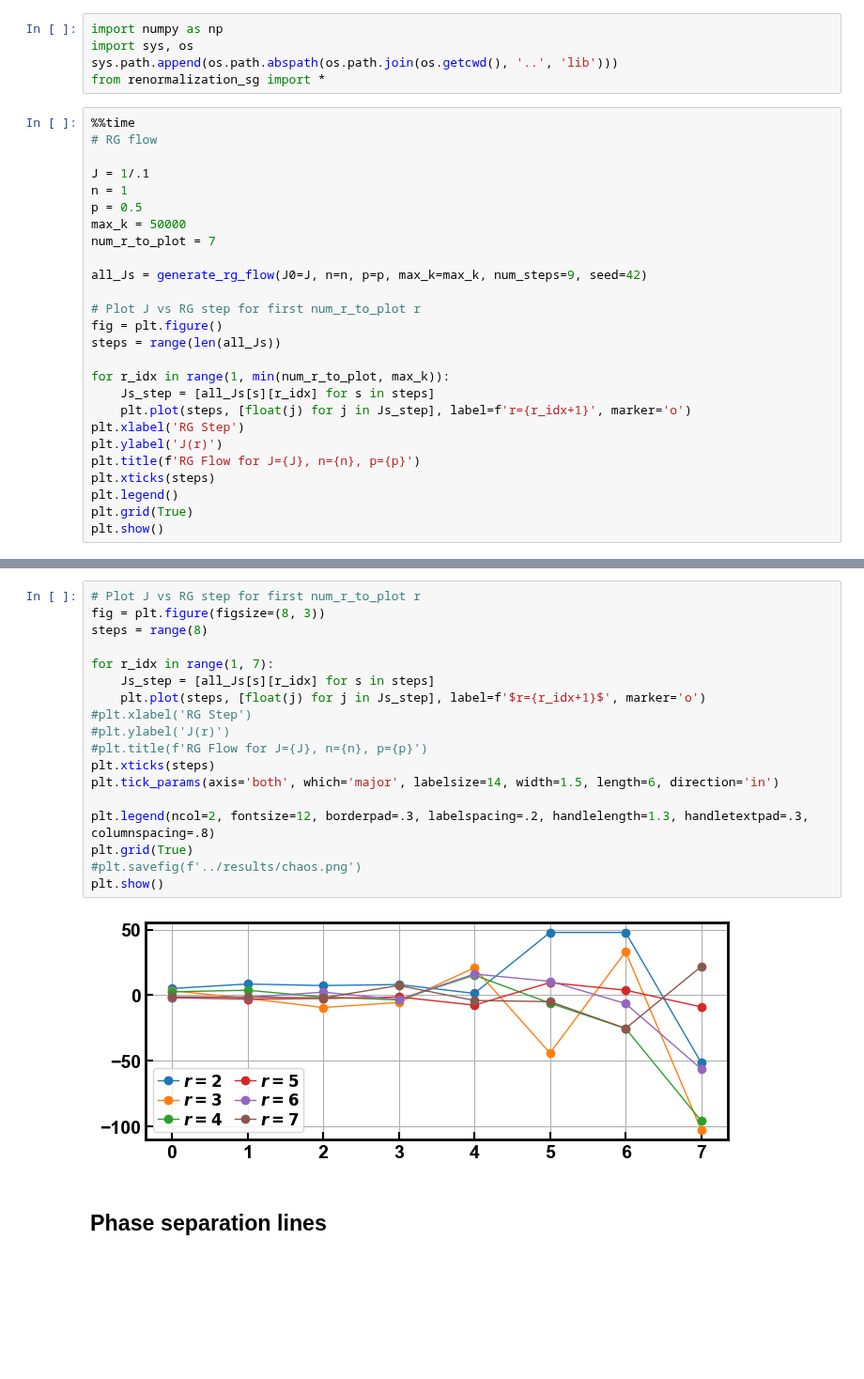
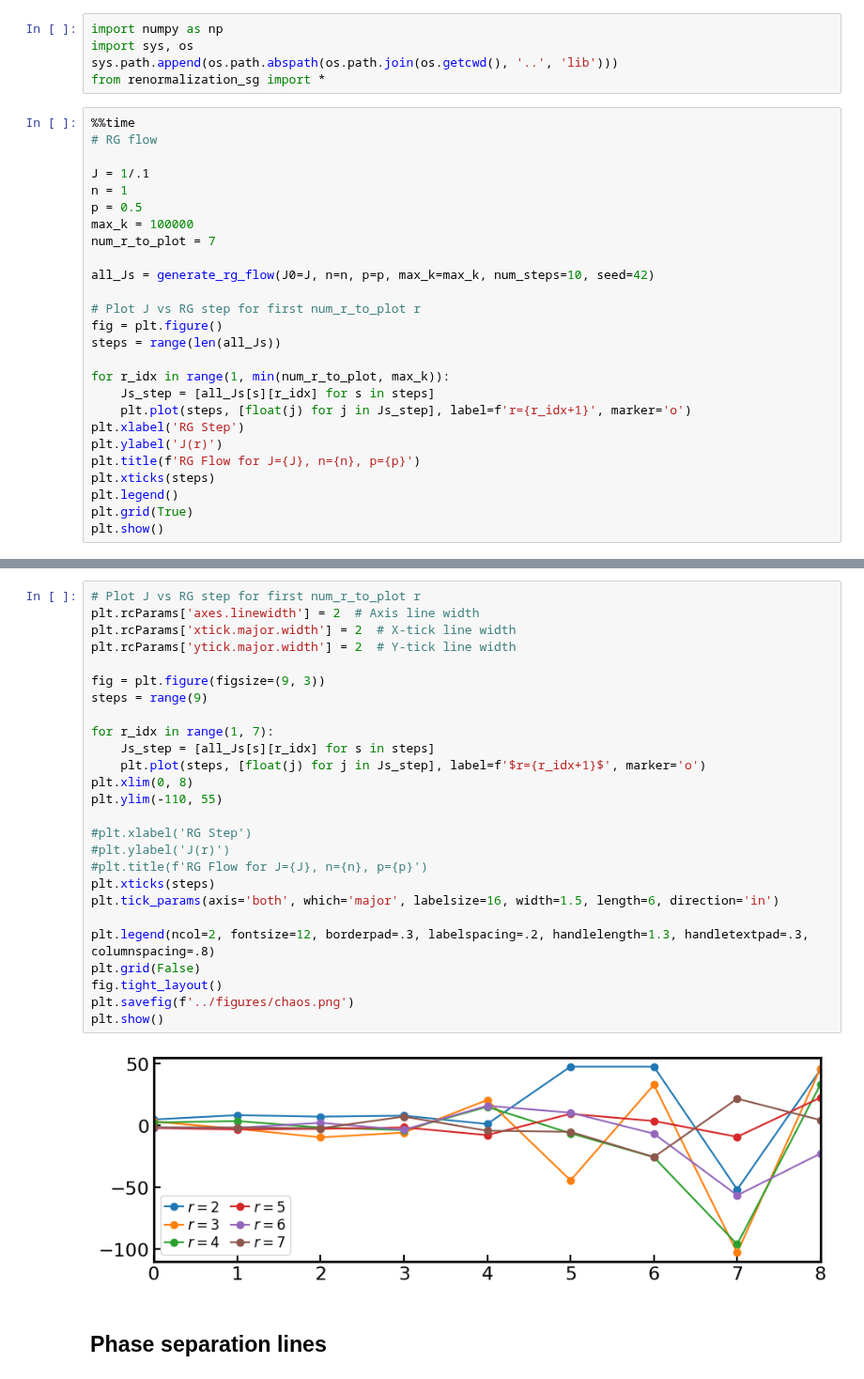
Before and after one commit to erbilcanartun/long-range-ising-chain, a Jupyter notebook: notebooks/spin-glass.ipynb, the cells around one changed output, grey strips where cells are left out. Shown at 94% size. Drawn from its saved outputs; the diff is of its cells as text; blank space fills up the shorter version.

```diff
--- a/notebooks/spin-glass.ipynb
+++ b/notebooks/spin-glass.ipynb
@@ -10,10 +10,10 @@ from renormalization_sg import *
 J = 1/.1
 n = 1
 p = 0.5
-max_k = 50000
+max_k = 100000
 num_r_to_plot = 7
 
-all_Js = generate_rg_flow(J0=J, n=n, p=p, max_k=max_k, num_steps=9, seed=42)
+all_Js = generate_rg_flow(J0=J, n=n, p=p, max_k=max_k, num_steps=10, seed=42)
 
 # Plot J vs RG step for first num_r_to_plot r
 fig = plt.figure()
@@ -32,23 +36,31 @@ plt.show()
 # %%
 # Plot J vs RG step for first num_r_to_plot r
-fig = plt.figure(figsize=(8, 3))
-steps = range(8)
+plt.rcParams['axes.linewidth'] = 2  # Axis line width
+plt.rcParams['xtick.major.width'] = 2  # X-tick line width
+plt.rcParams['ytick.major.width'] = 2  # Y-tick line width
+
+fig = plt.figure(figsize=(9, 3))
+steps = range(9)
 
 for r_idx in range(1, 7):
     Js_step = [all_Js[s][r_idx] for s in steps]
     plt.plot(steps, [float(j) for j in Js_step], label=f'$r={r_idx+1}$', marker='o')
+plt.xlim(0, 8)
+plt.ylim(-110, 55)
+
 #plt.xlabel('RG Step')
 #plt.ylabel('J(r)')
 #plt.title(f'RG Flow for J={J}, n={n}, p={p}')
 plt.xticks(steps)
-plt.tick_params(axis='both', which='major', labelsize=14, width=1.5, length=6, direction='in')
+plt.tick_params(axis='both', which='major', labelsize=16, width=1.5, length=6, direction='in')
 
 plt.legend(ncol=2, fontsize=12, borderpad=.3, labelspacing=.2, handlelength=1.3, handletextpad=.3, columnspacing=.8)
-plt.grid(True)
-#plt.savefig(f'../results/chaos.png')
+plt.grid(False)
+fig.tight_layout()
+plt.savefig(f'../figures/chaos.png')
 plt.show()
 # %% [output]
-[figure, old version]
+[figure, new version]
 # %% [markdown]
 ## Phase separation lines
 # %% [markdown]
```
Also changed, not shown: parts of 1 cell of this notebook, 8 other files.
